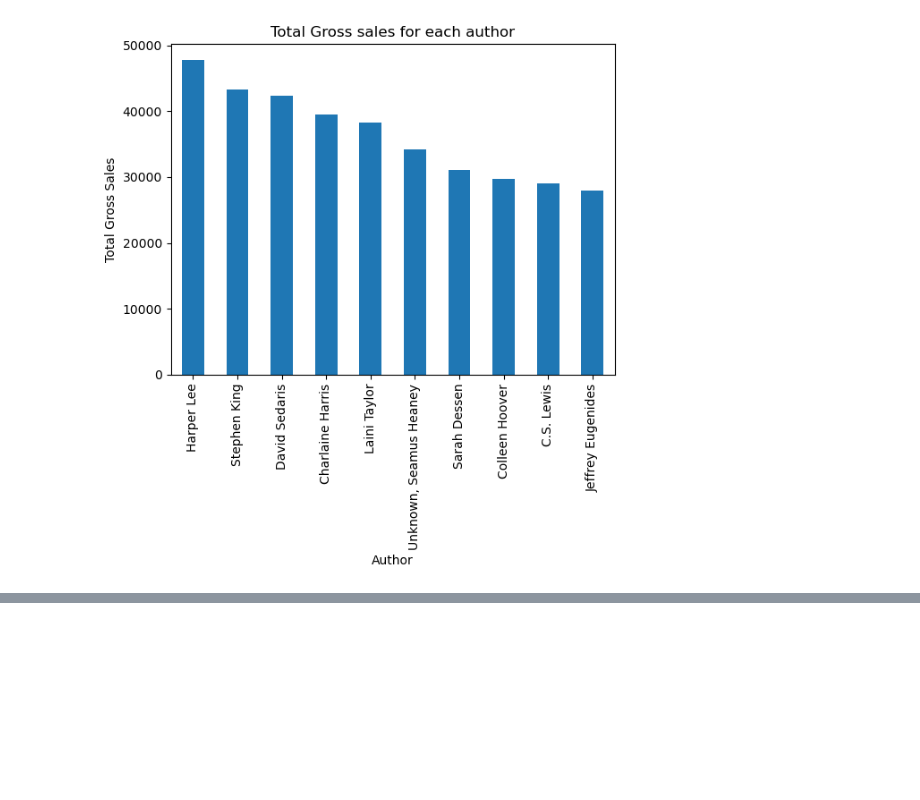
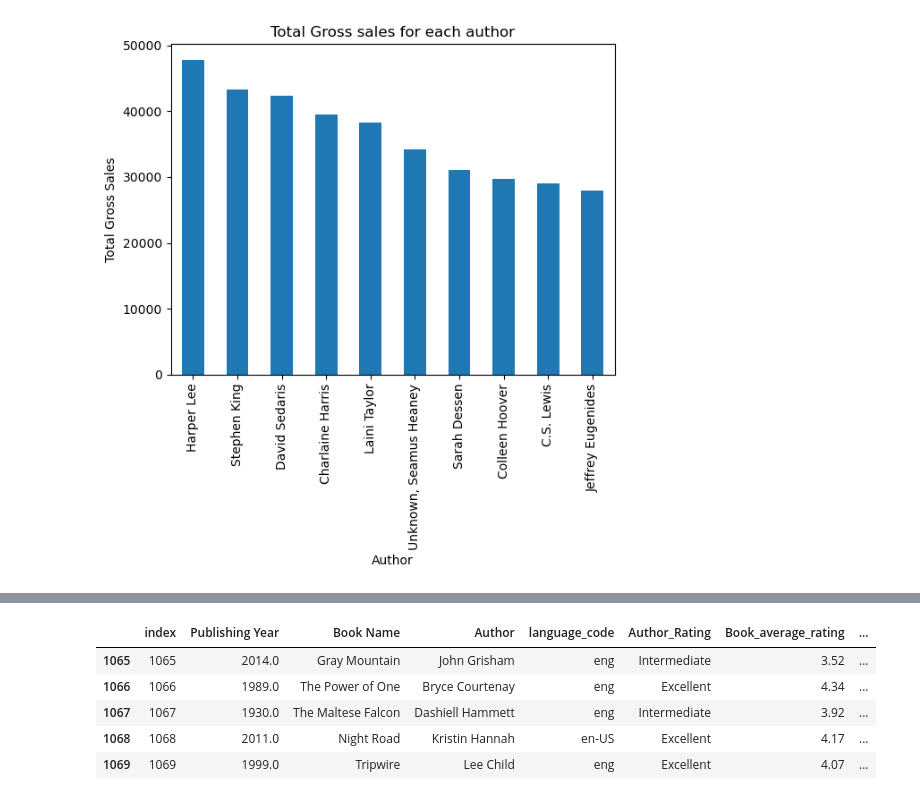
Before and after one commit to piyush6705/eda, a Jupyter notebook: book.ipynb, the cells around one changed output, grey strips where cells are left out. Cells and saved outputs as stored; diff of their text form; code cells hidden in the pictures; blank space fills up the shorter version.

```diff
--- a/book.ipynb
+++ b/book.ipynb
@@ -264,0 +300,9 @@ plt.show()
+# %%
+df.tail()
+# %% [output]
+|  | index | Publishing Year | Book Name | Author | language_code | Author_Rating | Book_average_rating | ... |
+| 1065 | 1065 | 2014.0 | Gray Mountain | John Grisham | eng | Intermediate | 3.52 | ... |
+| 1066 | 1066 | 1989.0 | The Power of One | Bryce Courtenay | eng | Excellent | 4.34 | ... |
+| 1067 | 1067 | 1930.0 | The Maltese Falcon | Dashiell Hammett | eng | Intermediate | 3.92 | ... |
+| 1068 | 1068 | 2011.0 | Night Road | Kristin Hannah | en-US | Excellent | 4.17 | ... |
+| 1069 | 1069 | 1999.0 | Tripwire | Lee Child | eng | Excellent | 4.07 | ... |
```
Also changed, not shown: parts of 3 cells of this notebook, 4 other files.
